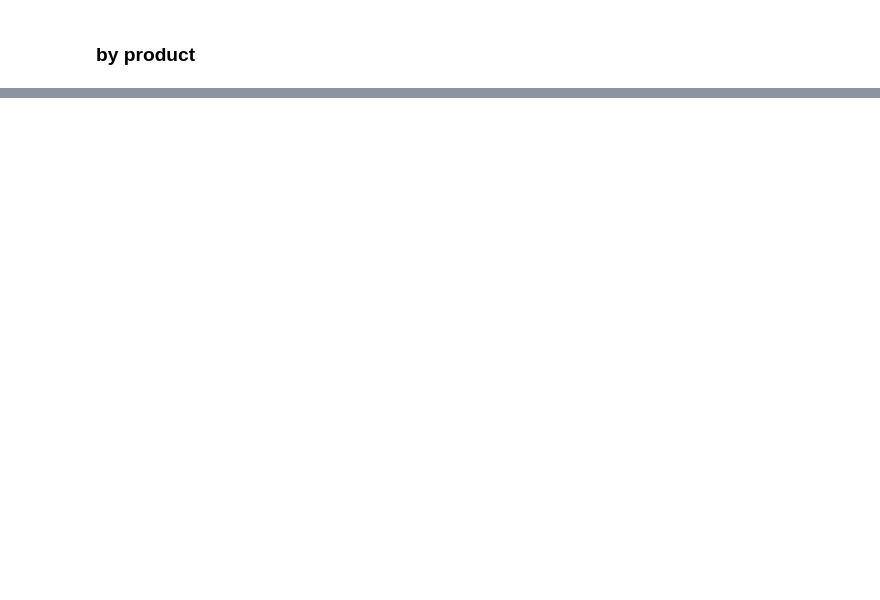
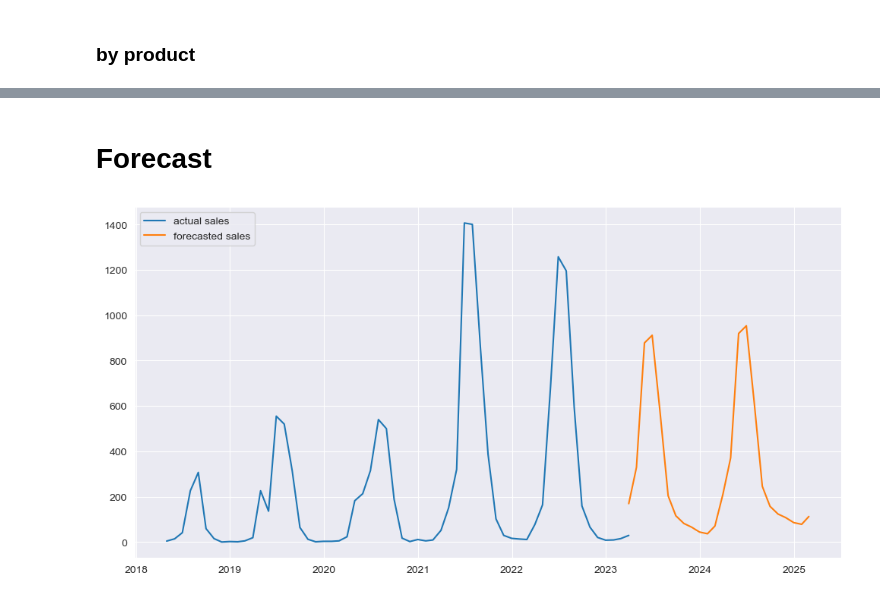
Before and after one commit to judithr16/Capstone, a Jupyter notebook: Part_2/seasonal_analysis_and_forecasting.ipynb, the cells around one changed output, grey strips where cells are left out. Cells and saved outputs as stored; diff of their text form; code cells hidden in the pictures; blank space fills up the shorter version.

Commit message:
Part 2: Forecast added

```diff
--- a/Part_2/seasonal_analysis_and_forecasting.ipynb
+++ b/Part_2/seasonal_analysis_and_forecasting.ipynb
@@ -37,0 +59,11 @@ f_seasonal_decomp_product(product_name, frequency)
+# %% [markdown]
+# Forecast
+# %%
+# input product name from sku_dict
+# if no seasonality is found: forecast shows trend only
+
+product_name = 'Bremsen'
+
+f_forecast_product(product_name)
+# %% [output]
+[figure, added]
```
Also changed, not shown: parts of 3 cells of this notebook, 2 other files.
